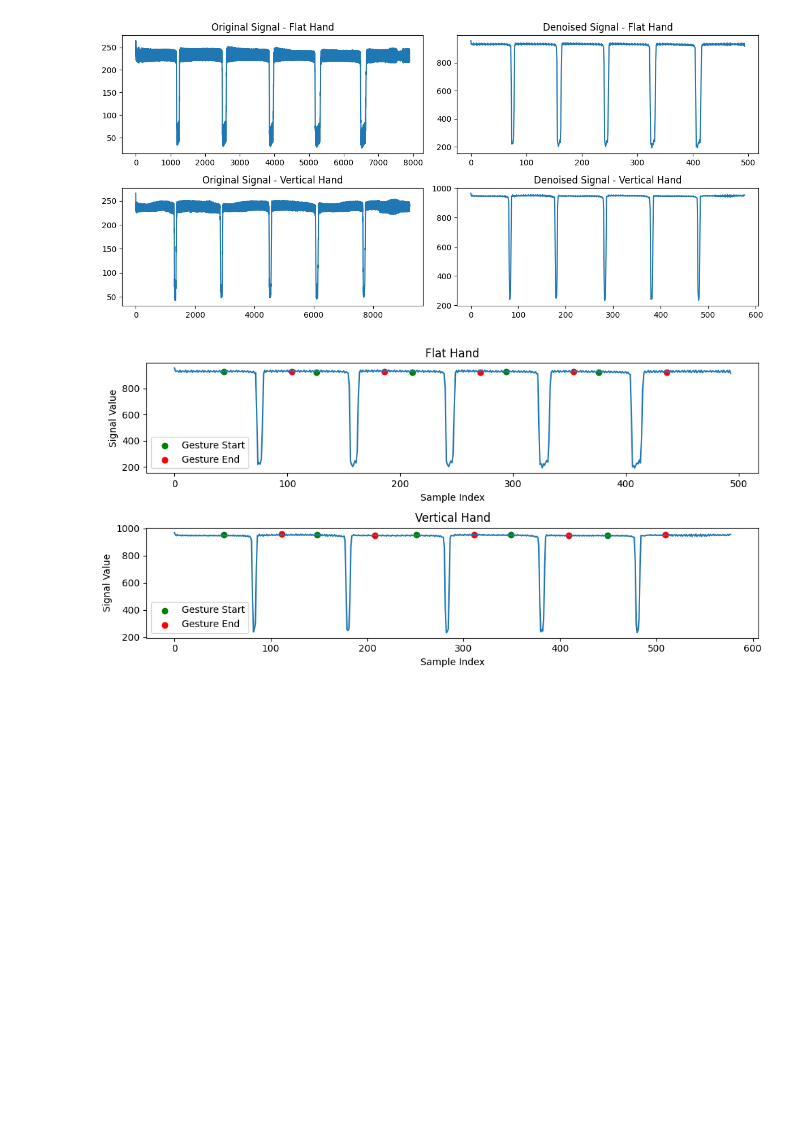
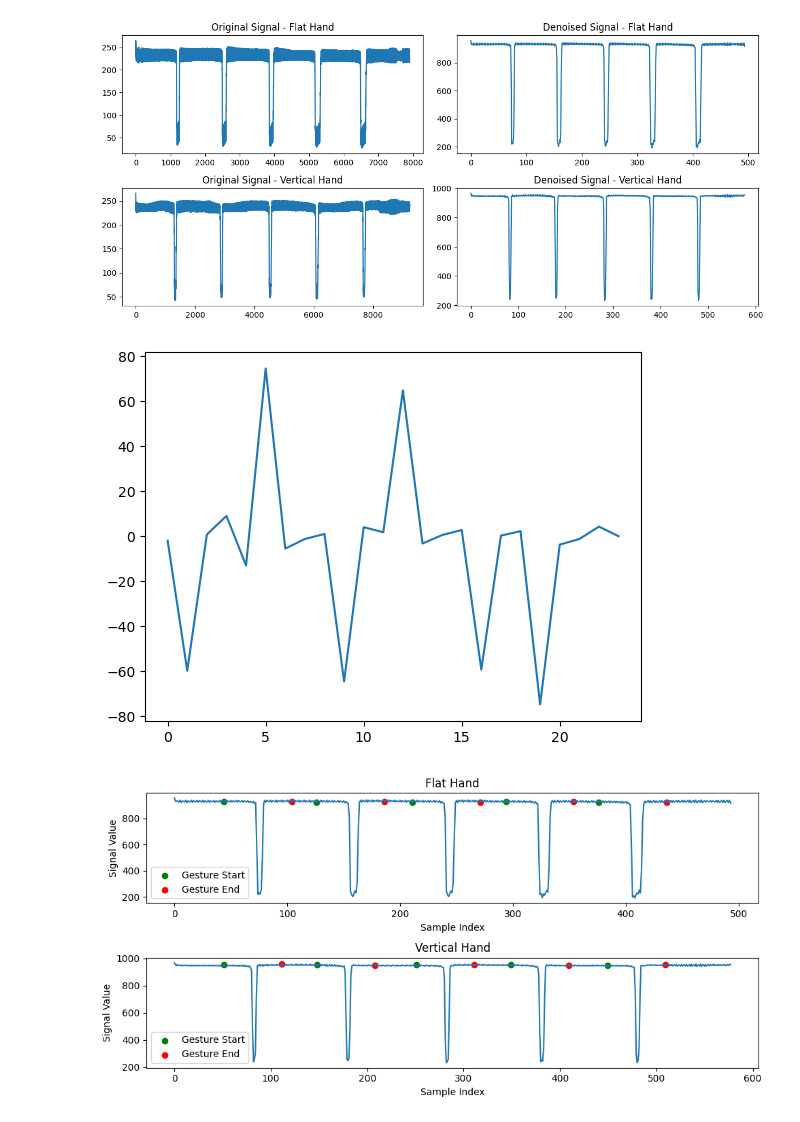
Before and after one commit to Dragonsky8/VLC_Lab_G4, a Jupyter notebook: Lab3/Processor.ipynb, the cells around one changed output. Drawn from its saved outputs; the diff is of its cells as text; code cells hidden in the pictures; blank space fills up the shorter version.

```diff
--- a/Lab3/Processor.ipynb
+++ b/Lab3/Processor.ipynb
@@ -102,33 +102,37 @@ solar_cell_denoised_2 = pywt.waverec(coeffs_denoised_2, 'haar')
 plt.figure(figsize=(12, 8))
 
 plt.subplot(3, 2, 1)
 plt.plot(solar_cell_1)
 plt.title('Original Signal - Flat Hand')
 
 plt.subplot(3, 2, 2)
 plt.plot(solar_cell_denoised_1)
 plt.title('Denoised Signal - Flat Hand')
 
 plt.subplot(3, 2, 3)
 plt.plot(solar_cell_2)
 plt.title('Original Signal - Vertical Hand')
 
 plt.subplot(3, 2, 4)
 plt.plot(solar_cell_denoised_2)
 plt.title('Denoised Signal - Vertical Hand')
 
 # plt.subplot(3, 2, 5)
 # plt.plot(solar_cell_3)
 # plt.title('Original Signal - Solar Cell 3')
 
 # plt.subplot(3, 2, 6)
 # plt.plot(solar_cell_denoised_3)
 # plt.title('Denoised Signal - Solar Cell 3')
 
 plt.tight_layout()
 plt.show()
+
+plt.plot(detail_coeff_1, label="cD5")
+plt.show()
 # %% [output]
 [figure]
+[figure, added]
 # %%
 def detect_gesture_starts_ends(signal, window_size, std_threshold, mean_threshold):
     starts = []
```
